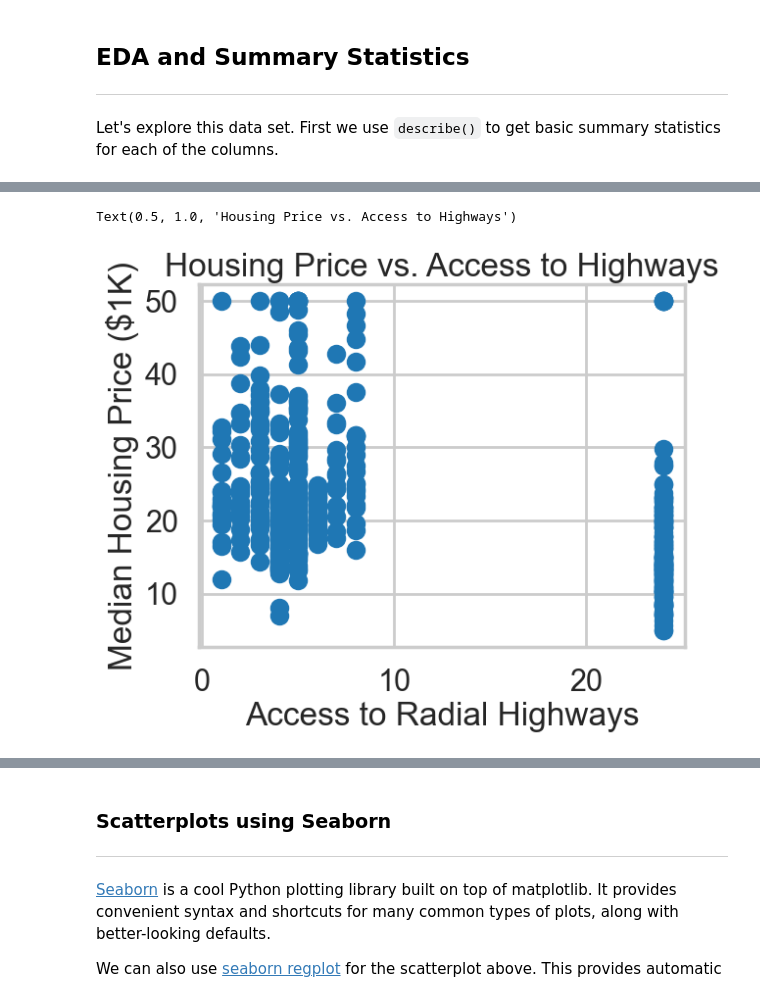
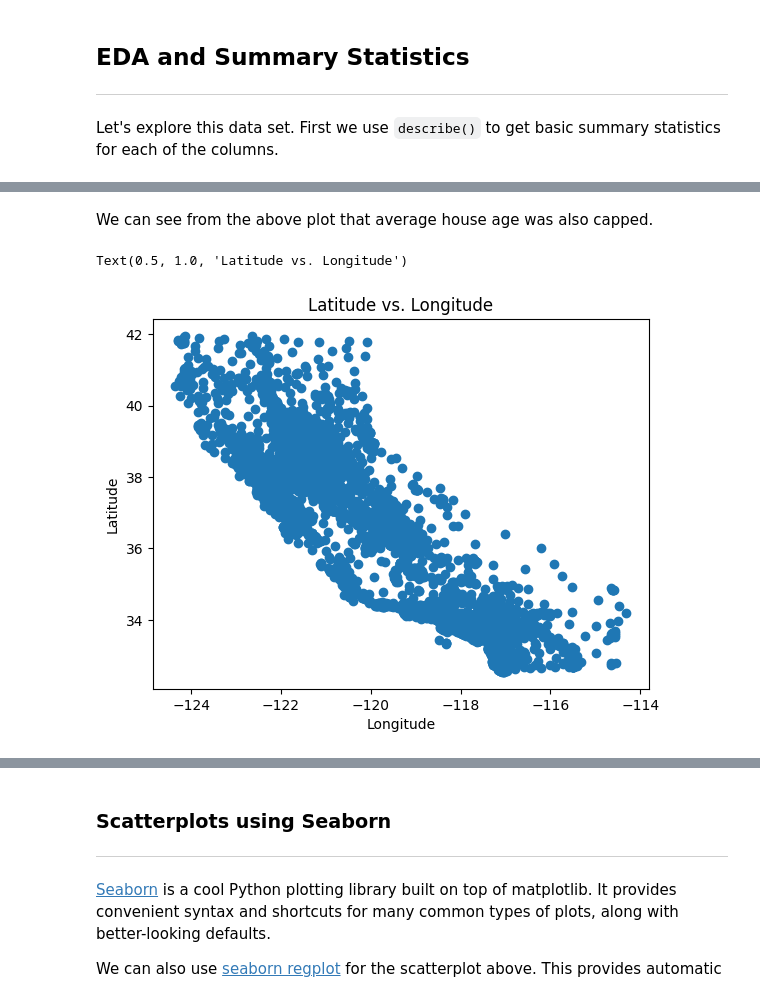
Before and after one commit to kristenvonbecker/ML_bootcamp_projects, a Jupyter notebook: linear_regression/linear_regression.ipynb, the cells around one changed output, grey strips where cells are left out. Drawn from its saved outputs; the diff is of its cells as text; code cells hidden in the pictures.

```diff
--- a/linear_regression/linear_regression.ipynb
+++ b/linear_regression/linear_regression.ipynb
@@ -183 +156,5 @@ boston = load_boston()
+# %%
+from sklearn.datasets import fetch_california_housing
+
+housing = fetch_california_housing()
 # %%
@@ -218,6 +194,6 @@ Boston house prices dataset
 # %% [markdown]
 Now let's explore the data set itself.
 # %%
-bos = pd.DataFrame(boston.data)
-bos.head()
+housing_df = pd.DataFrame(housing.data)
+housing_df.head()
 # %% [output]
@@ -230,6 +206,6 @@ bos.head()
 # %% [markdown]
 There are no column names in the DataFrame. Let's add those.
 # %%
-bos.columns = boston.feature_names
-bos.head()
+housing_df.columns = housing.feature_names
+housing_df.head()
 # %% [output]
@@ -257,0 +224,3 @@ bos.head()
+# %%
+housing_df['Price'] = housing.target
+housing_df.head()
@@ -325,9 +295,12 @@ Text(0.5, 1.0, 'Housing Price vs. Pupil-Teacher Ratio')
+# %% [markdown]
+We can see from the above plot that average house age was also capped.
 # %%
 # your turn: create some other scatter plots
-plt.scatter(bos.RAD, bos.PRICE)
-plt.xlabel("Access to Radial Highways")
-plt.ylabel("Median Housing Price ($1K)")
-plt.title("Housing Price vs. Access to Highways")
+
+plt.scatter(housing_df['Longitude'], housing_df['Latitude'])
+plt.xlabel("Longitude")
+plt.ylabel("Latitude")
+plt.title("Latitude vs. Longitude")
 # %% [output]
-Text(0.5, 1.0, 'Housing Price vs. Access to Highways')
+Text(0.5, 1.0, 'Latitude vs. Longitude')
-[figure, old version]
+[figure, new version]
```
Also changed, not shown: parts of 74 cells of this notebook.
